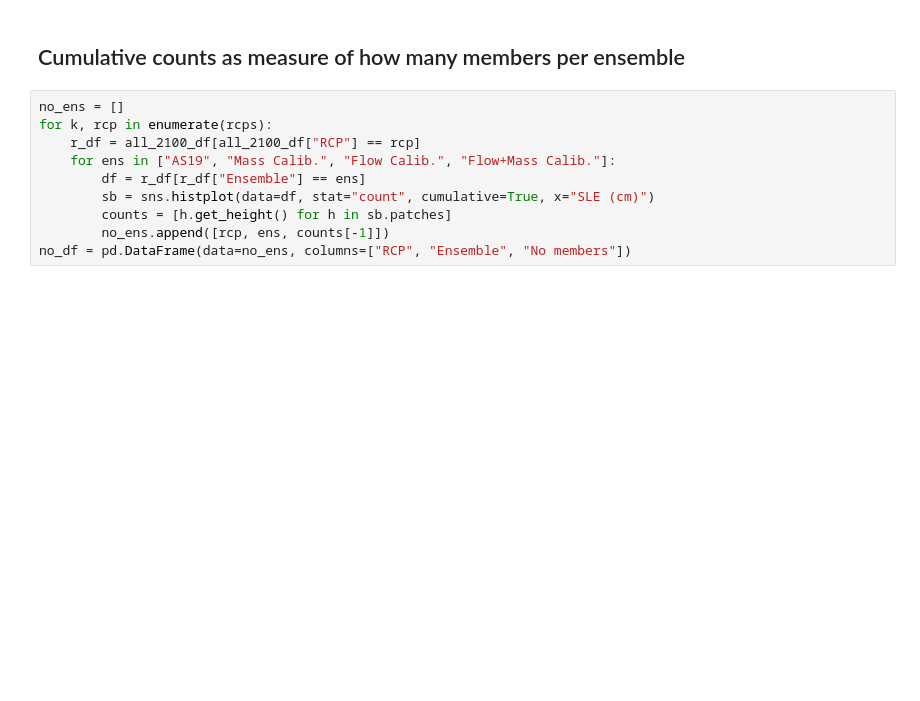
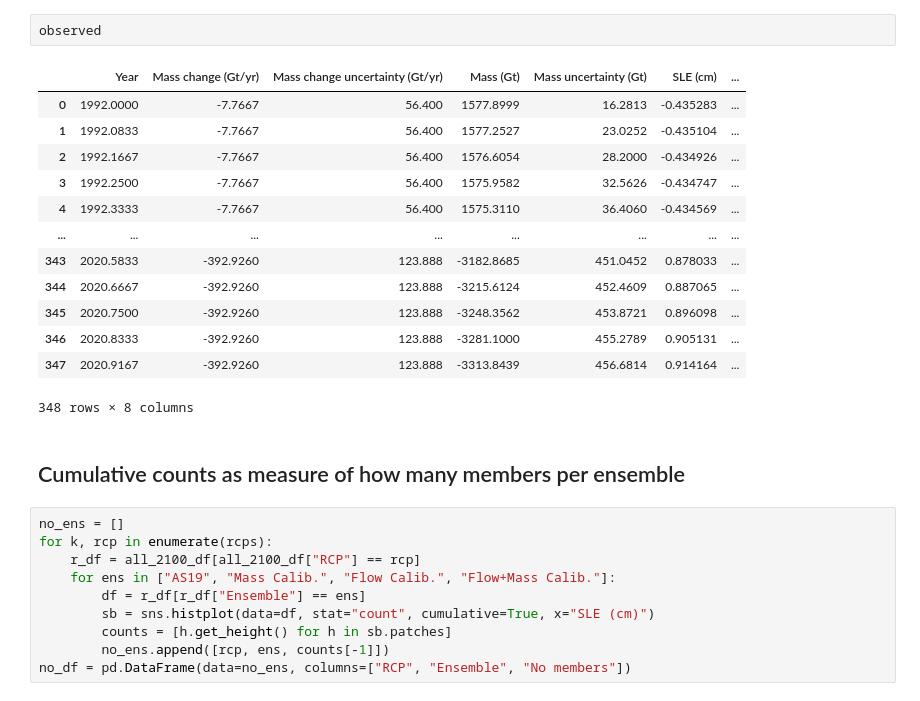
Before and after one commit to pism/pism-emulator, a Jupyter notebook: calibration/calibrate.ipynb, the cells around one changed output. Drawn from its saved outputs; the diff is of its cells as text; blank space fills up the shorter version.

```diff
--- a/calibration/calibrate.ipynb
+++ b/calibration/calibrate.ipynb
@@ -36,4 +36,20 @@ No artists with labels found to put in legend.  Note that artists whose label st
 ... (16 outputs left out)
+# %%
+observed
+# %% [output]
+|  | Year | Mass change (Gt/yr) | Mass change uncertainty (Gt/yr) | Mass (Gt) | Mass uncertainty (Gt) | SLE (cm) | ... |
+| 0 | 1992.0000 | -7.7667 | 56.400 | 1577.8999 | 16.2813 | -0.435283 | ... |
+| 1 | 1992.0833 | -7.7667 | 56.400 | 1577.2527 | 23.0252 | -0.435104 | ... |
+| 2 | 1992.1667 | -7.7667 | 56.400 | 1576.6054 | 28.2000 | -0.434926 | ... |
+| 3 | 1992.2500 | -7.7667 | 56.400 | 1575.9582 | 32.5626 | -0.434747 | ... |
+| 4 | 1992.3333 | -7.7667 | 56.400 | 1575.3110 | 36.4060 | -0.434569 | ... |
+| ... | ... | ... | ... | ... | ... | ... | ... |
+| 343 | 2020.5833 | -392.9260 | 123.888 | -3182.8685 | 451.0452 | 0.878033 | ... |
+| 344 | 2020.6667 | -392.9260 | 123.888 | -3215.6124 | 452.4609 | 0.887065 | ... |
+| 345 | 2020.7500 | -392.9260 | 123.888 | -3248.3562 | 453.8721 | 0.896098 | ... |
+| 346 | 2020.8333 | -392.9260 | 123.888 | -3281.1000 | 455.2789 | 0.905131 | ... |
+| 347 | 2020.9167 | -392.9260 | 123.888 | -3313.8439 | 456.6814 | 0.914164 | ... |
+348 rows × 8 columns
 # %% [markdown]
 ## Cumulative counts as measure of how many members per ensemble
 # %%
```
Also changed, not shown: parts of 18 cells of this notebook, 2 other files.
